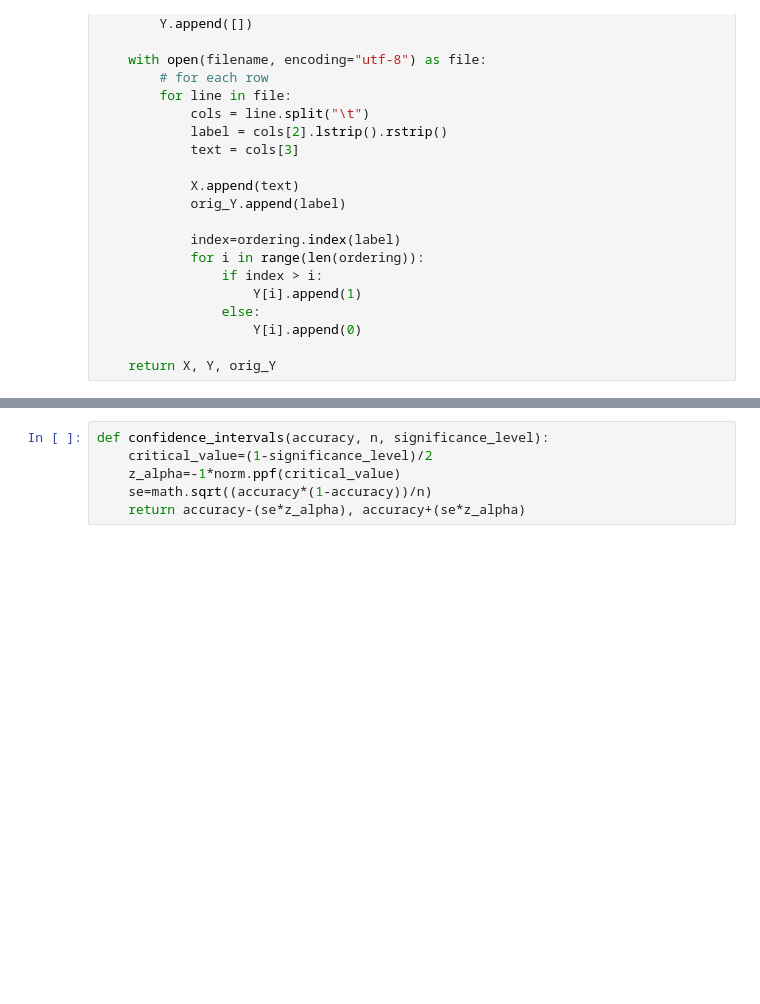
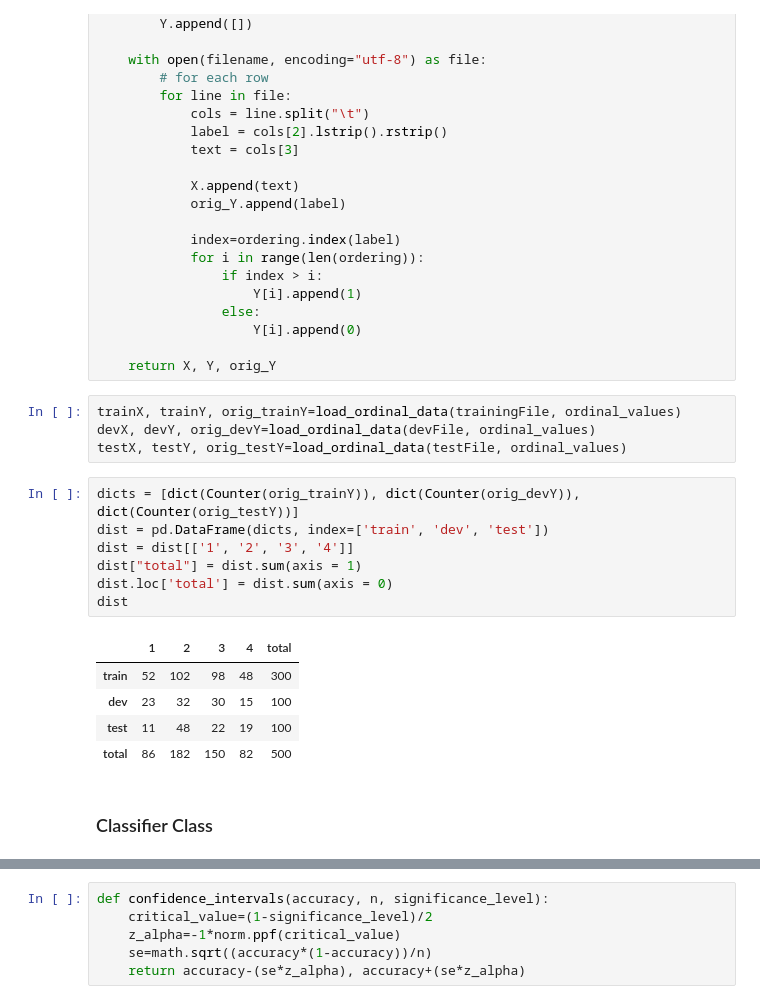
Before and after one commit to seanzhou1207/CogDepthQ, a Jupyter notebook: Code/Ordinal_sentiment.ipynb, the cells around one changed output, grey strips where cells are left out. Saved outputs shown, nothing was run; the diff lists cells and outputs as text; blank space fills up the shorter version.

```diff
--- a/Code/Ordinal_sentiment.ipynb
+++ b/Code/Ordinal_sentiment.ipynb
@@ -62,6 +73,25 @@ def load_ordinal_data(filename, ordering):
                     Y[i].append(0)
 
     return X, Y, orig_Y
+# %%
+trainX, trainY, orig_trainY=load_ordinal_data(trainingFile, ordinal_values)
+devX, devY, orig_devY=load_ordinal_data(devFile, ordinal_values)
+testX, testY, orig_testY=load_ordinal_data(testFile, ordinal_values)
+# %%
+dicts = [dict(Counter(orig_trainY)), dict(Counter(orig_devY)), dict(Counter(orig_testY))]
+dist = pd.DataFrame(dicts, index=['train', 'dev', 'test'])
+dist = dist[['1', '2', '3', '4']]
+dist["total"] = dist.sum(axis = 1)
+dist.loc['total'] = dist.sum(axis = 0)
+dist
+# %% [output]
+|  | 1 | 2 | 3 | 4 | total |
+| train | 52 | 102 | 98 | 48 | 300 |
+| dev | 23 | 32 | 30 | 15 | 100 |
+| test | 11 | 48 | 22 | 19 | 100 |
+| total | 86 | 182 | 150 | 82 | 500 |
+# %% [markdown]
+### Classifier Class
 # %%
 class OrdinalClassifier:
 
```
Also changed, not shown: parts of 16 cells of this notebook.
